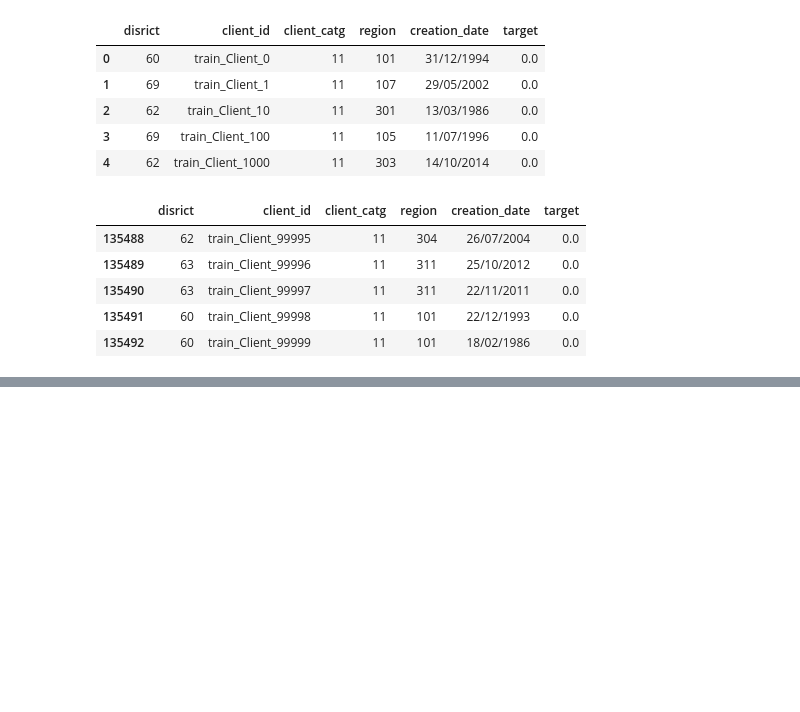
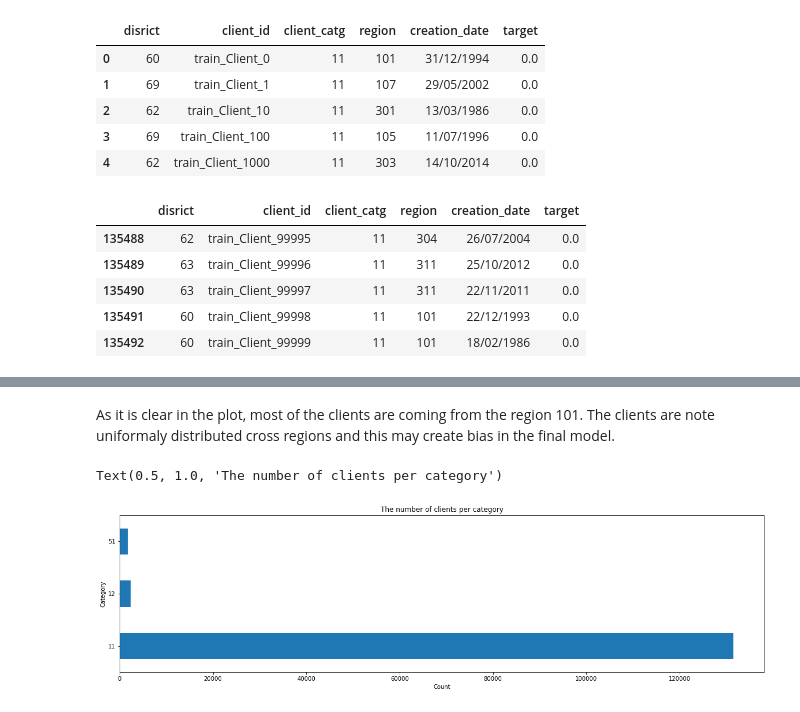
Before and after one commit to ChihabFortas/Fraud-detection-Model, a Jupyter notebook: ML_academy_Project_1.ipynb, the cells around one changed output, grey strips where cells are left out. Saved outputs shown, nothing was run; the diff lists cells and outputs as text; code cells hidden in the pictures; blank space fills up the shorter version.

```diff
--- a/ML_academy_Project_1.ipynb
+++ b/ML_academy_Project_1.ipynb
@@ -113,0 +159,11 @@ invoice_train_df.tail()
+# %% [markdown]
+As it is clear in the plot, most of the clients are coming from the region 101. The clients are note uniformaly distributed cross regions and this may create bias in the final model.
+# %%
+figure(figsize=(20,5))
+data['client_train']['client_catg'].value_counts().plot(kind='barh')
+plt.xlabel('Count')
+plt.ylabel('Category')
+plt.title('The number of clients per category')
+# %% [output]
+Text(0.5, 1.0, 'The number of clients per category')
+[figure, added]
```
Also changed, not shown: parts of 15 cells of this notebook.
